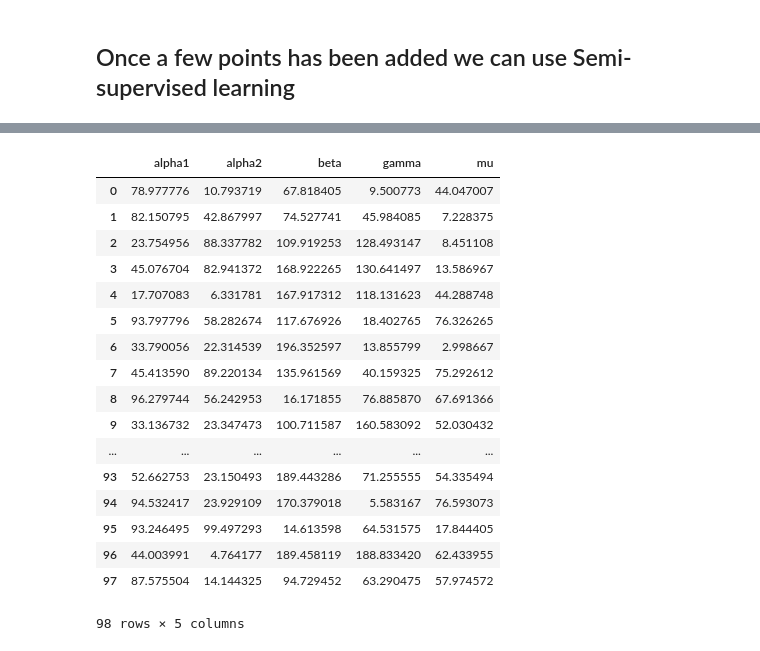
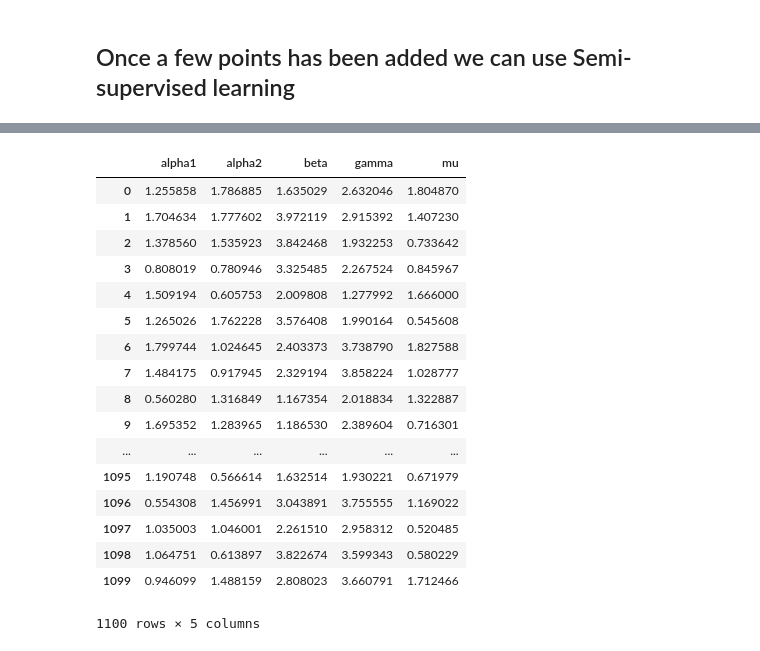
Before and after one commit to StochSS/sciope, a Jupyter notebook: examples/model_exploration/ToggleSwitch/genetic_toggleswitch.ipynb, the cells around one changed output, grey strips where cells are left out. Saved outputs shown, nothing was run; the diff lists cells and outputs as text; code cells hidden in the pictures.

```diff
--- a/examples/model_exploration/ToggleSwitch/genetic_toggleswitch.ipynb
+++ b/examples/model_exploration/ToggleSwitch/genetic_toggleswitch.ipynb
@@ -94,3 +76,25 @@ sampler = Sampler(min_=bound*0.01, max_=bound*100)
+# %%
+# Set up the prior
+default_param = np.array(list(toggle_model.listOfParameters.items()))[:,1]
+bound = []
+for exp in default_param:
+    bound.append(float(exp.expression))
+
+true_params = np.array(bound)
+dmin = true_params * 0.5
+dmax = true_params * 2.0
+
+uni_prior = uniform_prior.UniformPrior(dmin, dmax)
+
+default_fc_params = {'mean': None,
+                         'variance': None,
+                         'skewness': None,
+                         'agg_autocorrelation':
+                         [{'f_agg': 'mean', 'maxlag': 5},
+                          {'f_agg': 'median', 'maxlag': 5},
+                          {'f_agg': 'var', 'maxlag': 5}]}
+
+summaries = auto_tsfresh.SummariesTSFRESH(features=default_fc_params, corrcoef=True)
 # %% [markdown]
 ## Start local cluster using dask client
 # %%
@@ -103,11 +107,9 @@ c
 # %%
 from sciope.stochmet.stochmet import StochMET
 
-#Arg: "model" enables us the change which model to be used
-simulator2 = lambda x : simulator(x, model=toggle_model)
 
 #will use default minimal set of features
-met = StochMET(simulator=simulator2, sampler=sampler)
+met = StochMET(sim=simulator2, sampler=uni_prior, summarystats=summaries)
 # %% [markdown]
 ## Run parameter sweep (will persist and running in background)
 # %%
@@ -183,4 +180,4 @@ basinhopping step 50: f 0.29739 trial_f 0.29739 accepted 1  lowest_f 0.296886
 # output when using "explore")
 
 user_labels = np.copy(met.data.user_labels)
-met.data.user_labels = model_lp.model.label_distributions_[:,0]
+met.data.user_labels = model_lp.model.label_distributions_[:,1]
@@ -187,30 +186,30 @@ met.data.user_labels = model_lp.model.label_distributions_[:,0]
 # %%
-met.explore(dr_method='umap', from_distributed=False)
+met.explore(dr_method='umap')
 # %% [output]
 [interactive output not drawn]
 [interactive output not drawn]
 [interactive output not drawn]
 [interactive output not drawn]
 [interactive output not drawn]
 [interactive output not drawn]
 [interactive output not drawn]
 |  | alpha1 | alpha2 | beta | gamma | mu |
-| 0 | 78.977776 | 10.793719 | 67.818405 | 9.500773 | 44.047007 |
-| 1 | 82.150795 | 42.867997 | 74.527741 | 45.984085 | 7.228375 |
-| 2 | 23.754956 | 88.337782 | 109.919253 | 128.493147 | 8.451108 |
-| 3 | 45.076704 | 82.941372 | 168.922265 | 130.641497 | 13.586967 |
-| 4 | 17.707083 | 6.331781 | 167.917312 | 118.131623 | 44.288748 |
-| 5 | 93.797796 | 58.282674 | 117.676926 | 18.402765 | 76.326265 |
-| 6 | 33.790056 | 22.314539 | 196.352597 | 13.855799 | 2.998667 |
-| 7 | 45.413590 | 89.220134 | 135.961569 | 40.159325 | 75.292612 |
-| 8 | 96.279744 | 56.242953 | 16.171855 | 76.885870 | 67.691366 |
-| 9 | 33.136732 | 23.347473 | 100.711587 | 160.583092 | 52.030432 |
+| 0 | 1.255858 | 1.786885 | 1.635029 | 2.632046 | 1.804870 |
+| 1 | 1.704634 | 1.777602 | 3.972119 | 2.915392 | 1.407230 |
+| 2 | 1.378560 | 1.535923 | 3.842468 | 1.932253 | 0.733642 |
+| 3 | 0.808019 | 0.780946 | 3.325485 | 2.267524 | 0.845967 |
+| 4 | 1.509194 | 0.605753 | 2.009808 | 1.277992 | 1.666000 |
+| 5 | 1.265026 | 1.762228 | 3.576408 | 1.990164 | 0.545608 |
+| 6 | 1.799744 | 1.024645 | 2.403373 | 3.738790 | 1.827588 |
+| 7 | 1.484175 | 0.917945 | 2.329194 | 3.858224 | 1.028777 |
+| 8 | 0.560280 | 1.316849 | 1.167354 | 2.018834 | 1.322887 |
+| 9 | 1.695352 | 1.283965 | 1.186530 | 2.389604 | 0.716301 |
 | ... | ... | ... | ... | ... | ... |
-| 93 | 52.662753 | 23.150493 | 189.443286 | 71.255555 | 54.335494 |
-| 94 | 94.532417 | 23.929109 | 170.379018 | 5.583167 | 76.593073 |
-| 95 | 93.246495 | 99.497293 | 14.613598 | 64.531575 | 17.844405 |
-| 96 | 44.003991 | 4.764177 | 189.458119 | 188.833420 | 62.433955 |
-| 97 | 87.575504 | 14.144325 | 94.729452 | 63.290475 | 57.974572 |
+| 1095 | 1.190748 | 0.566614 | 1.632514 | 1.930221 | 0.671979 |
+| 1096 | 0.554308 | 1.456991 | 3.043891 | 3.755555 | 1.169022 |
+| 1097 | 1.035003 | 1.046001 | 2.261510 | 2.958312 | 0.520485 |
+| 1098 | 1.064751 | 0.613897 | 3.822674 | 3.599343 | 0.580229 |
+| 1099 | 0.946099 | 1.488159 | 2.808023 | 3.660791 | 1.712466 |
-98 rows × 5 columns
+1100 rows × 5 columns
 # %%
 met.data.user_labels = user_labels
```
Also changed, not shown: parts of 9 cells of this notebook, 2 other files.
